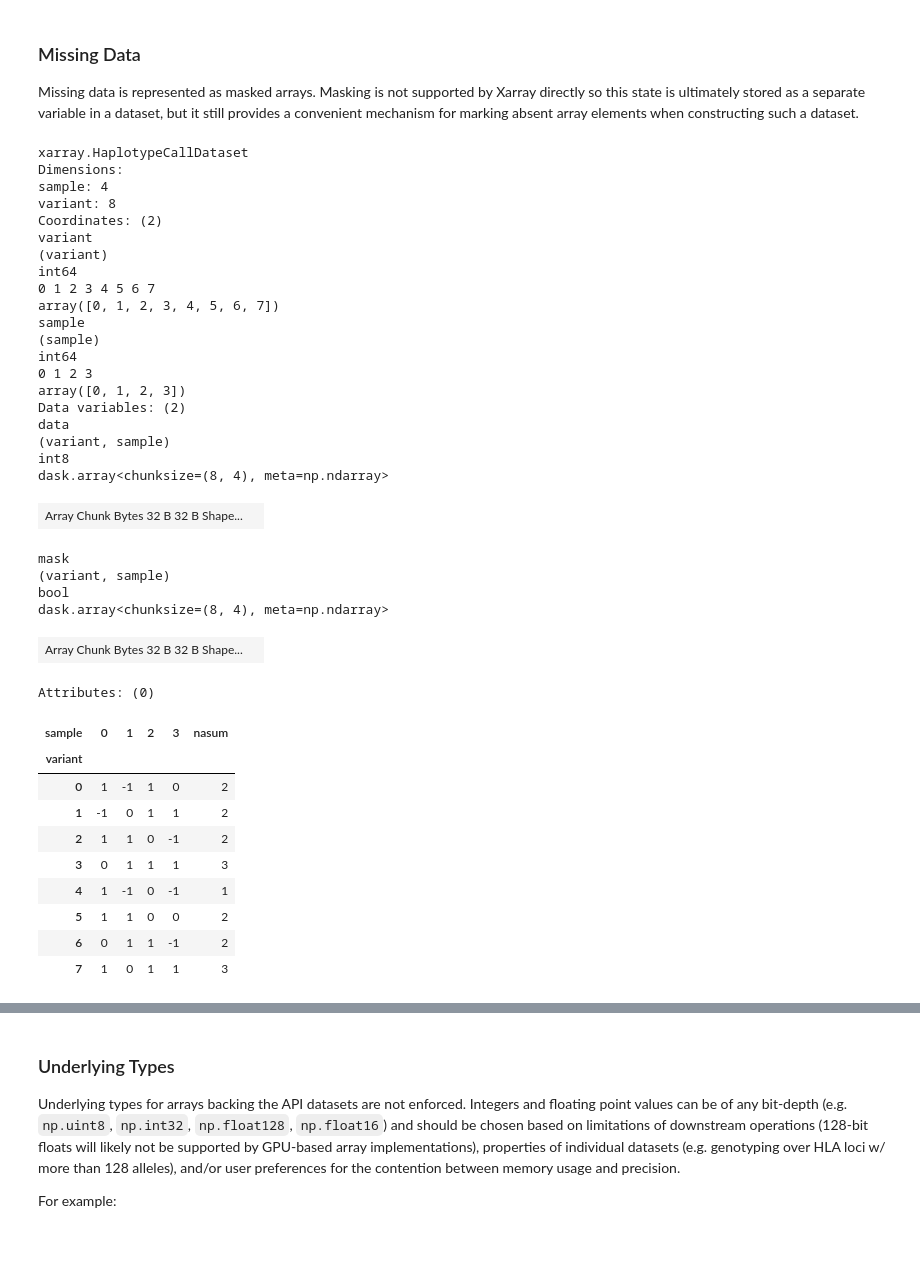
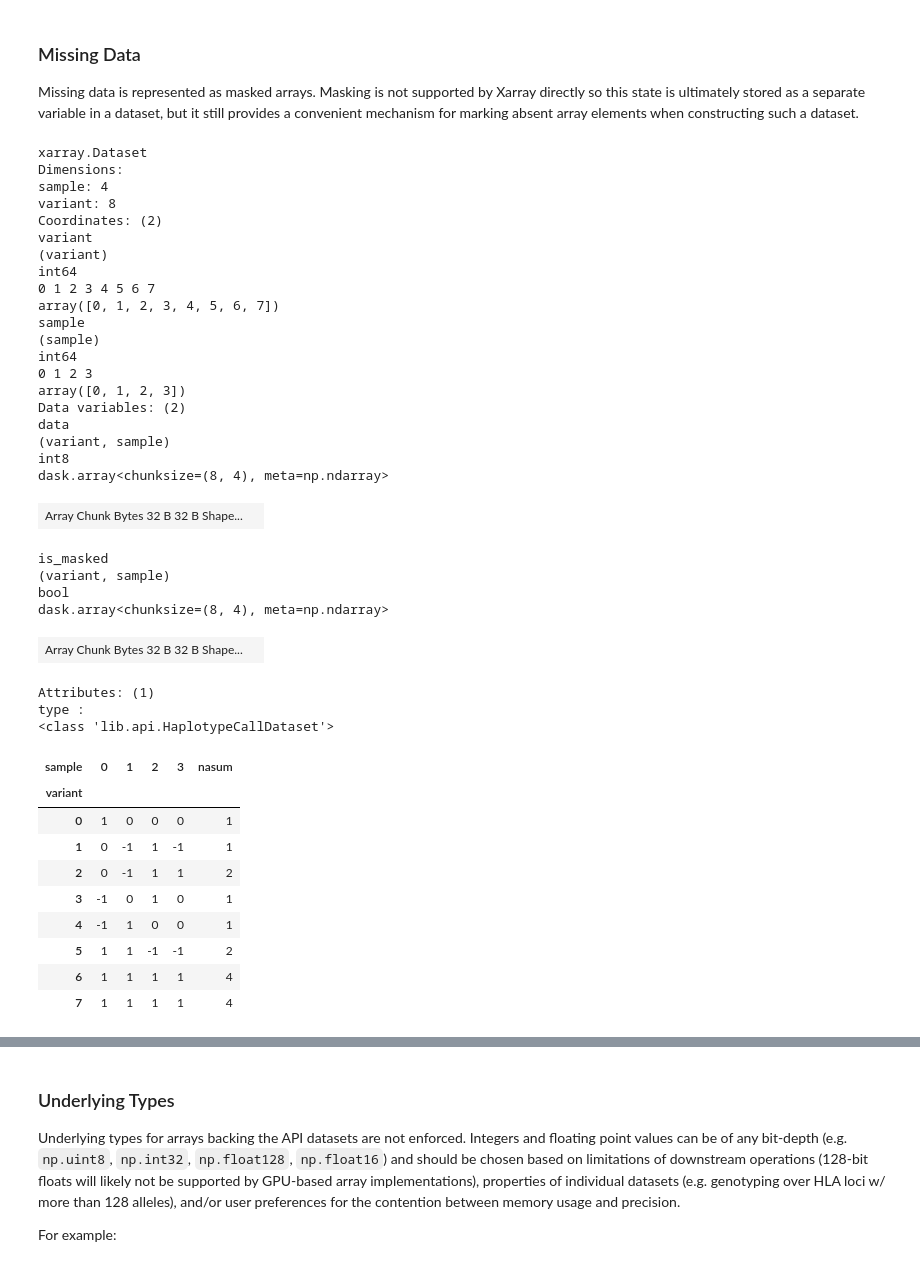
Before and after one commit to related-sciences/gwas-analysis, a Jupyter notebook: notebooks/platform/xarray/data_structures.ipynb, the cells around one changed output, grey strips where cells are left out. Cells and saved outputs as stored; diff of their text form; code cells hidden in the pictures.

```diff
--- a/notebooks/platform/xarray/data_structures.ipynb
+++ b/notebooks/platform/xarray/data_structures.ipynb
@@ -287,10 +289,10 @@ ht = da.ma.masked_array(
     # Mask values are True or False where True indicates missing
     np.random.choice([False, True], size=shape, p=[.8, .2])
 )
-ht = api.HaplotypeCallDataset(ht)
+ht = api.create_haplotype_call_dataset(ht)
 ht
 # %% [output]
-xarray.HaplotypeCallDataset
+xarray.Dataset
 Dimensions:
 sample: 4
 variant: 8
@@ -311,23 +313,25 @@ data
 int8
 dask.array<chunksize=(8, 4), meta=np.ndarray>
 | Array Chunk Bytes 32 B 32 B Shape... |  |
-mask
+is_masked
 (variant, sample)
 bool
 dask.array<chunksize=(8, 4), meta=np.ndarray>
 | Array Chunk Bytes 32 B 32 B Shape... |  |
-Attributes: (0)
+Attributes: (1)
+type :
+<class 'lib.api.HaplotypeCallDataset'>
 # %%
-ht.data.to_pandas().assign(nasum=(ht.data * ~ht.mask).sum(dim='sample').to_pandas())
+ht.data.to_pandas().assign(nasum=(ht.data * ~ht.is_masked).sum(dim='sample').to_pandas())
 # %% [output]
 | sample | 0 | 1 | 2 | 3 | nasum |
 | variant |  |  |  |  |  |
-| 0 | 1 | -1 | 1 | 0 | 2 |
-| 1 | -1 | 0 | 1 | 1 | 2 |
-| 2 | 1 | 1 | 0 | -1 | 2 |
-| 3 | 0 | 1 | 1 | 1 | 3 |
-| 4 | 1 | -1 | 0 | -1 | 1 |
-| 5 | 1 | 1 | 0 | 0 | 2 |
-| 6 | 0 | 1 | 1 | -1 | 2 |
-| 7 | 1 | 0 | 1 | 1 | 3 |
+| 0 | 1 | 0 | 0 | 0 | 1 |
+| 1 | 0 | -1 | 1 | -1 | 1 |
+| 2 | 0 | -1 | 1 | 1 | 2 |
+| 3 | -1 | 0 | 1 | 0 | 1 |
+| 4 | -1 | 1 | 0 | 0 | 1 |
+| 5 | 1 | 1 | -1 | -1 | 2 |
+| 6 | 1 | 1 | 1 | 1 | 4 |
+| 7 | 1 | 1 | 1 | 1 | 4 |
 # %%
```
Also changed, not shown: parts of 19 cells of this notebook, 5 other files.
